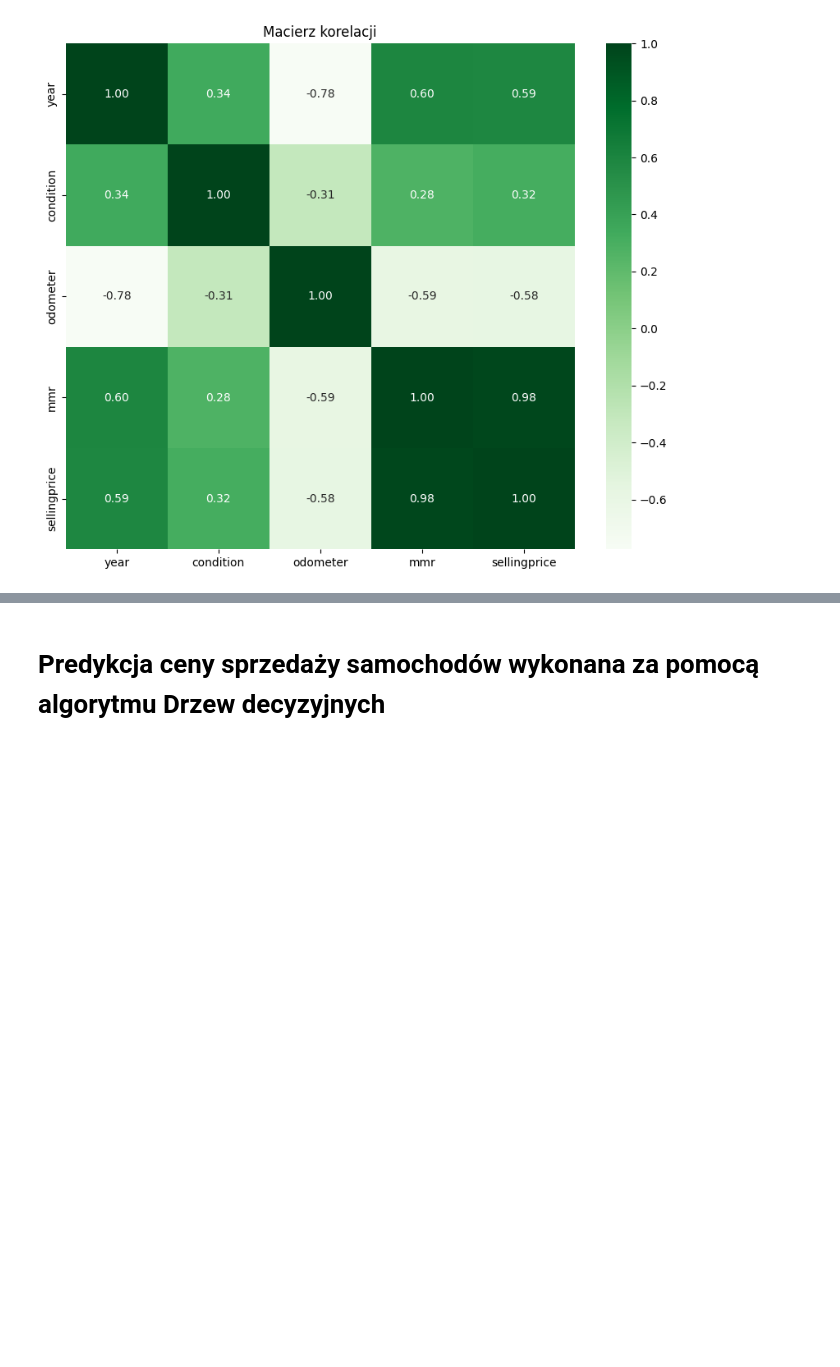
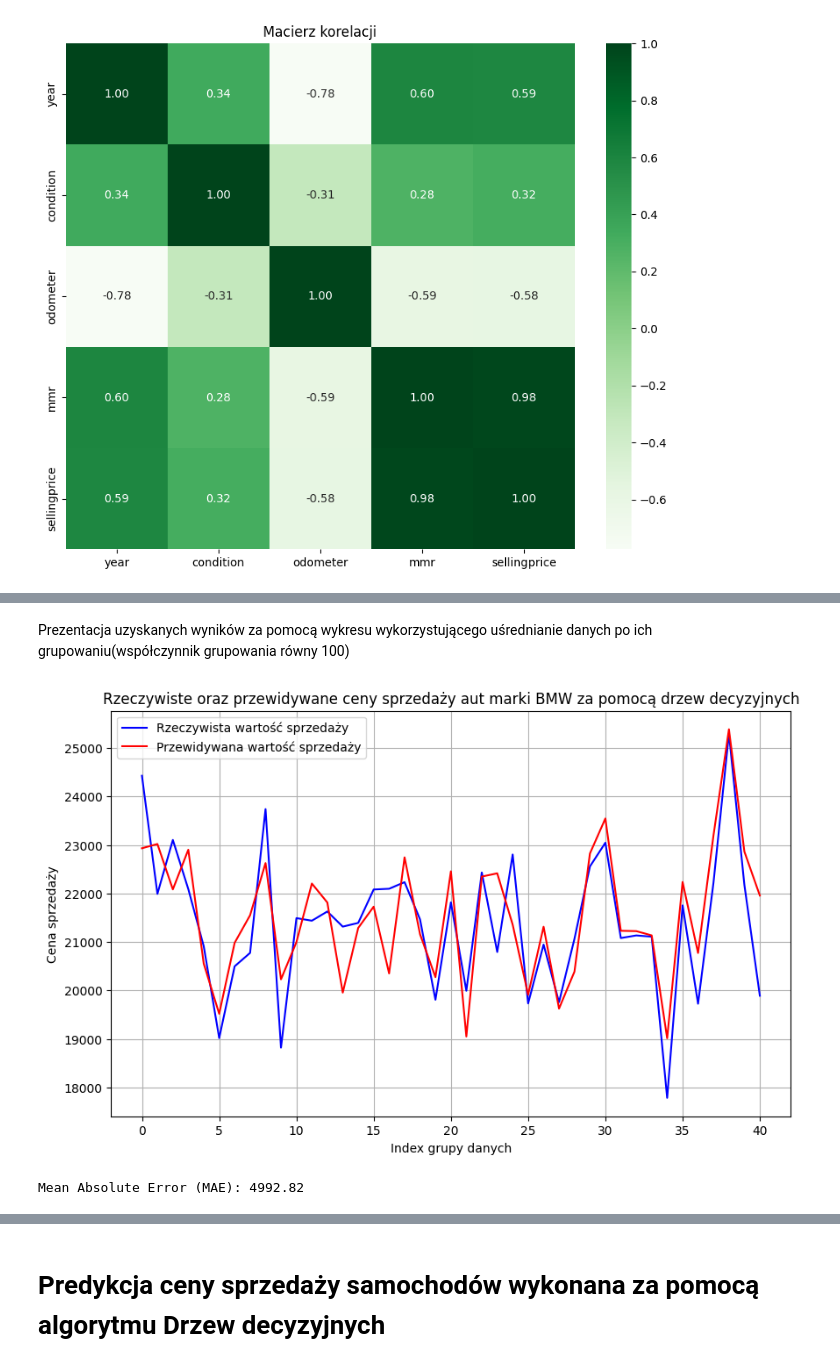
Before and after one commit to Michal170/big_data_analysis, a Jupyter notebook: car_prices.ipynb, the cells around one changed output, grey strips where cells are left out. Drawn from its saved outputs; the diff is of its cells as text; code cells hidden in the pictures; blank space fills up the shorter version.

```diff
--- a/car_prices.ipynb
+++ b/car_prices.ipynb
@@ -227,0 +273,30 @@ plt.show()
+# %% [markdown]
+Prezentacja uzyskanych wyników za pomocą wykresu wykorzystującego uśrednianie danych po ich grupowaniu(współczynnik grupowania równy 100)
+# %%
+result_df = pd.DataFrame({'Actual': y_test, 'Predicted': y_pred})
+
+y_test_avg = y_test.groupby(y_test.index // 10).mean()
+y_pred_avg = pd.Series(y_pred).groupby(pd.Series(y_pred).index // 10).mean()
+bins = np.arange(0, len(y_test) + 1, 100)
+
+y_test_binned_avg = [y_test.iloc[bins[i]:bins[i+1]].mean() for i in range(len(bins)-1)]
+y_pred_binned_avg = [y_pred[bins[i]:bins[i+1]].mean() for i in range(len(bins)-1)]
+
+plt.figure(figsize=(10, 6))
+
+plt.plot(y_test_binned_avg, label='Rzeczywista wartość sprzedaży', color='blue')
+plt.plot(y_pred_binned_avg, label='Przewidywana wartość sprzedaży', color='red')
+plt.xlabel('Index grupy danych')
+plt.ylabel('Cena sprzedaży')
+plt.title('Rzeczywiste oraz przewidywane ceny sprzedaży aut marki BMW za pomocą drzew decyzyjnych')
+plt.legend()
+plt.grid()
+
+plt.show()
+
+mae = mean_absolute_error(y_test, y_pred)
+
+print("Mean Absolute Error (MAE):", round(mae,2))
+# %% [output]
+[figure, added]
+Mean Absolute Error (MAE): 4992.82
```
Also changed, not shown: parts of 16 cells of this notebook.
